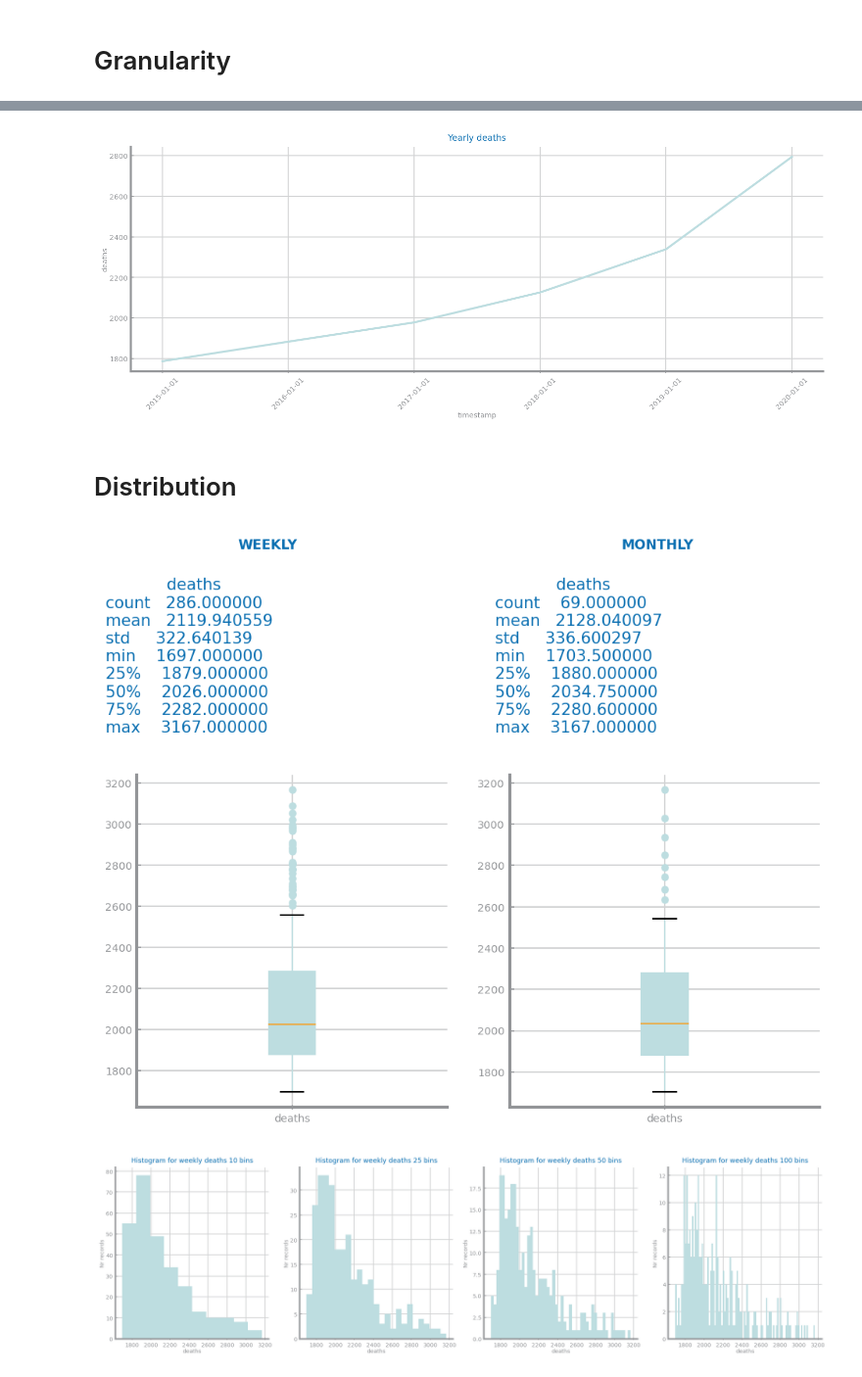
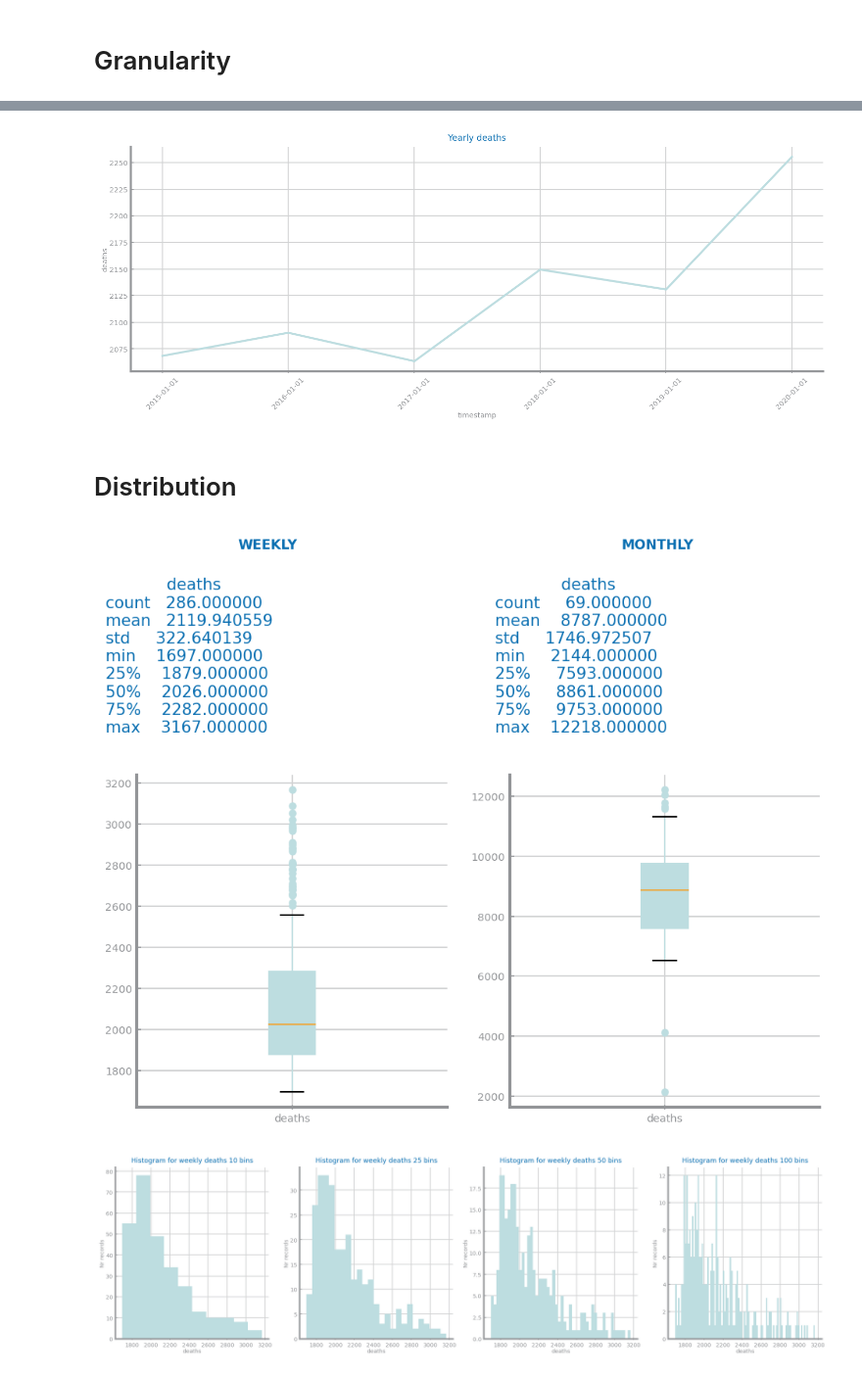
Before and after one commit to VivaRafael/CD, a Jupyter notebook: lab9_10/Profilling-DEATHS.ipynb, the cells around one changed output, grey strips where cells are left out. Shown at 98% size. Cells and saved outputs as stored; diff of their text form; code cells hidden in the pictures.

```diff
--- a/lab9_10/Profilling-DEATHS.ipynb
+++ b/lab9_10/Profilling-DEATHS.ipynb
@@ -7,7 +7,7 @@ import ts_functions as ts
 
 data = pd.read_csv('deaths_pt.csv', index_col='start_date', sep=',', decimal='.',
                    parse_dates=True, infer_datetime_format=True)
-
+data = data.sort_index()
 print("Nr. Records = ", data.shape[0])
 print("First timestamp", data.index[0])
 print("Last timestamp", data.index[-1])
@@ -65,32 +65,32 @@ ts.plot_series(week_df, title='Yearly deaths', x_label='timestamp', y_label='dea
 plt.xticks(rotation = 45)
 plt.show()
 # %% [output]
-[figure, old version]
+[figure, new version]
 # %% [markdown]
 # Distribution
 # %%
 index = data.index.to_period('M')
-monthly_df = data.copy().groupby(index).mean()
+monthly_df = data.copy().groupby(index).sum()
 monthly_df['timestamp'] = index.drop_duplicates().to_timestamp()
 monthly_df.set_index('timestamp', drop=True, inplace=True)
 _, axs = plt.subplots(1, 2, figsize=(2*ts.HEIGHT, ts.HEIGHT/2))
 axs[0].grid(False)
 axs[0].set_axis_off()
 axs[0].set_title('WEEKLY', fontweight="bold")
 axs[0].text(0, 0, str(data.describe()))
 axs[1].grid(False)
 axs[1].set_axis_off()
 axs[1].set_title('MONTHLY', fontweight="bold")
 axs[1].text(0, 0, str(monthly_df.describe()))
 plt.show()
 
 _, axs = plt.subplots(1, 2, figsize=(2*ts.HEIGHT, ts.HEIGHT))
 data.boxplot(ax=axs[0])
 monthly_df.boxplot(ax=axs[1])
 plt.show()
 # %% [output]
-[figure, old version]
+[figure, new version]
-[figure, old version]
+[figure, new version]
 # %%
 bins = (10, 25, 50, 100)
 _, axs = plt.subplots(1, len(bins), figsize=(len(bins)*ts.HEIGHT, ts.HEIGHT))
```
Also changed, not shown: parts of 8 cells of this notebook, 4 other files.
